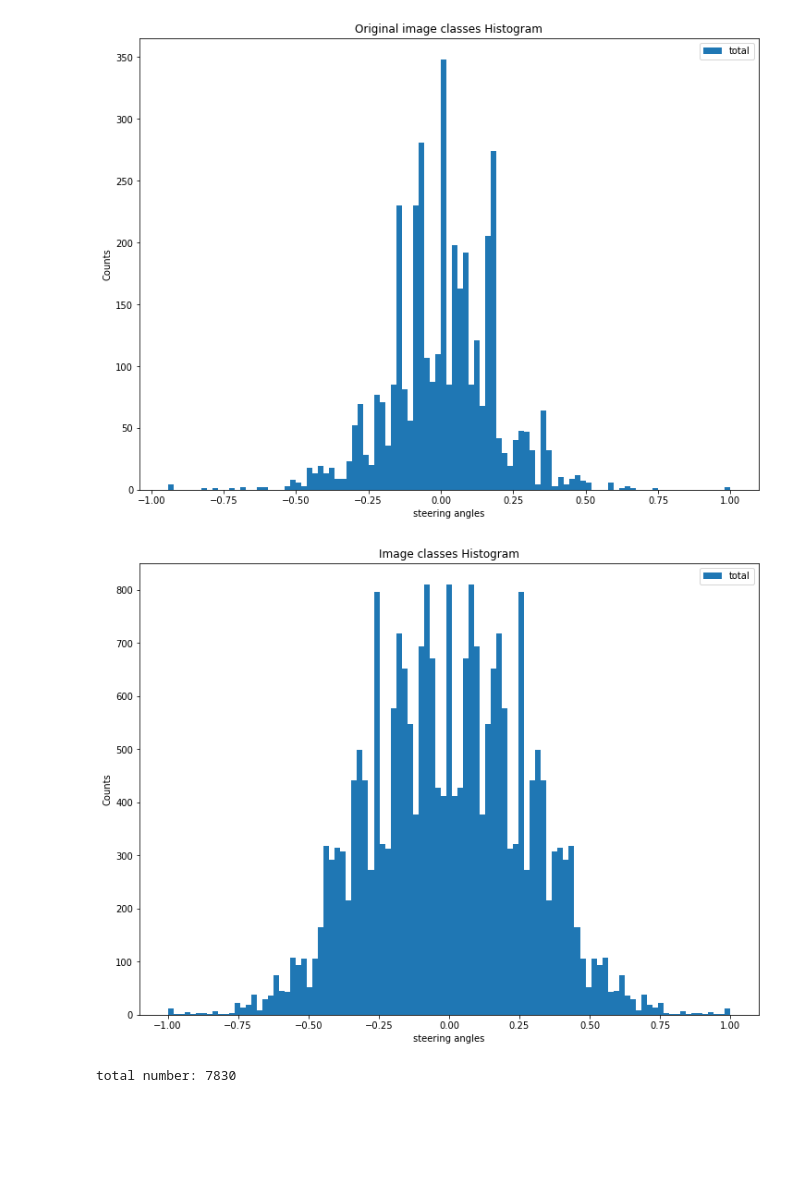
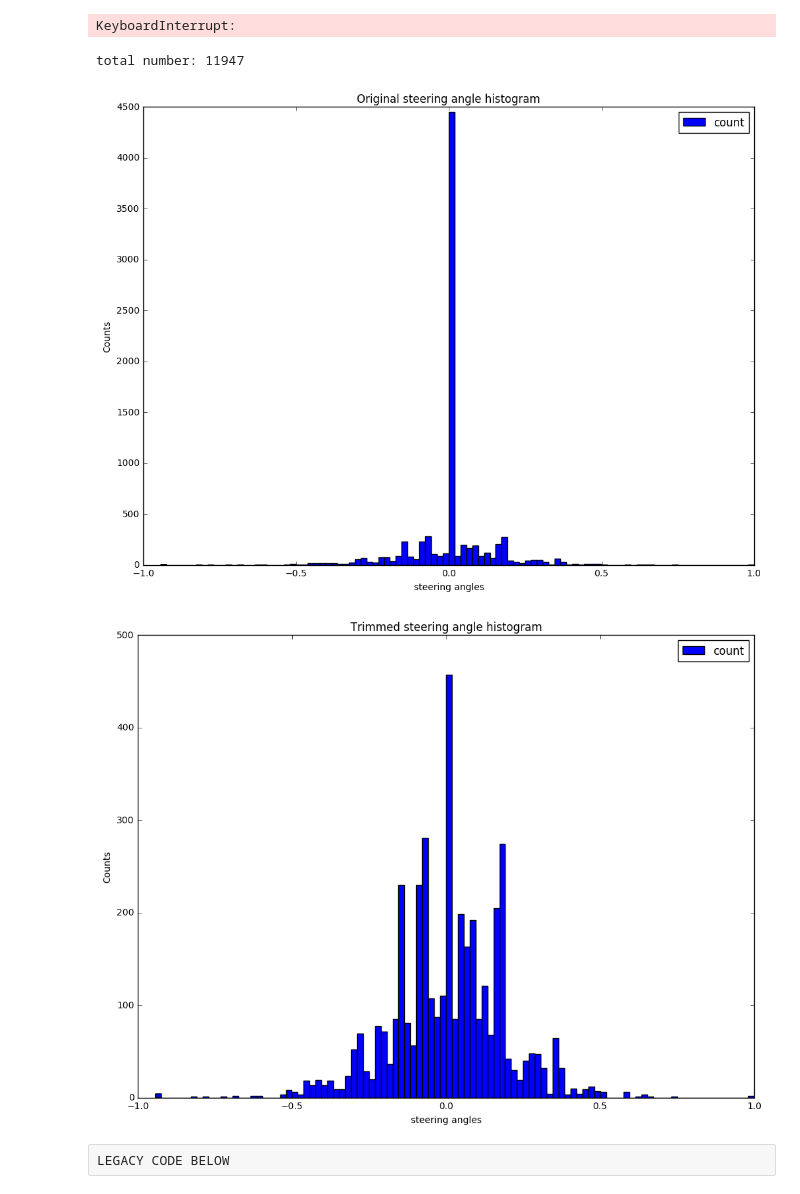
Before and after one commit to aulukelvin/CarND-Behavioral-Cloning-P3, a Jupyter notebook: notebooks/BehaviourCloning-EDA and preprocessing.ipynb, the cells around one changed output. Cells and saved outputs as stored; diff of their text form; code cells hidden in the pictures; blank space fills up the shorter version.

```diff
--- a/notebooks/BehaviourCloning-EDA and preprocessing.ipynb
+++ b/notebooks/BehaviourCloning-EDA and preprocessing.ipynb
@@ -1,17 +24,4 @@
 # %%
-import pandas as pd
-import scipy.misc
-import random
-import numpy as np
-import cv2
-import time
-import pickle
-
-#read data.txt
-driving_log=pd.read_csv('./data/driving_log.csv').sample(frac=1.0)
-
-driving_log.describe()
-
 df_no_zero = driving_log[driving_log.steering != 0]
 df_zero = driving_log[driving_log.steering == 0]
 
@@ -20,23 +30,5 @@ print("Zero steering angle data: %d"%(len(df_zero)))
 df = df_no_zero.append(df_zero.sample(frac=0.085))
 print("Total data set: %d"%(len(df)))
 
-df[['center','left','right','steering']].to_csv('./data/trimmed_driving_log.csv',index=False)
-
-gallery = {}
-def savetoGallery(string):
-    assert(string is not None)
-    string = string.strip()
-    img = cv2.imread('./data/' + string)
-    gallery[string] = img
-
-images = driving_log[['center','left','right']].as_matrix()
-for row in images:
-    savetoGallery(row[0])
-    savetoGallery(row[1])
-    savetoGallery(row[2])
-
-print('total number: {}'.format(len(gallery)))
-f = open('./gallery.p', 'wb')
-pickle.dump(gallery, f)
-f.close()
+df[['center','left','right','steering']].to_csv('../data/trimmed_driving_log.csv',index=False)
 # %% [output]
@@ -104,46 +38,60 @@ x, y = LoadTrainBatch(len(df))
+# %%
+gallery = {}
+def savetoGallery(string):
+    assert(string is not None)
+    string = string.strip()
+    img = cv2.imread('../data/' + string)
+    gallery[string] = img
+
+images = driving_log[['center','left','right']].as_matrix()
+for row in images:
+    savetoGallery(row[0])
+    savetoGallery(row[1])
+    savetoGallery(row[2])
+# %% [output]
+KeyboardInterrupt:
+# %%
+print('total number: {}'.format(len(gallery)))
+f = open('../gallery.p', 'wb')
+pickle.dump(gallery, f)
+f.close()
+# %% [output]
+total number: 11947
 # %%
 ### inspection
 import matplotlib.pyplot as plt
 %matplotlib inline
 def inspectHistogramOriginal():
     pltChangeSize()
 
-    plt.hist(df['steering'], bins=101, label='total')
+    plt.hist(driving_log['steering'], bins=101, label='count')
 
-    plt.title('Original image classes Histogram')
+    plt.title('Original steering angle histogram')
     plt.xlabel('steering angles')
     plt.ylabel('Counts')
     plt.legend()
     plt.show()
 
 def inspectHistogram():
     pltChangeSize()
 
-    plt.hist(y, bins=101, label='total')
+    plt.hist(df['steering'], bins=101, label='count')
 
-    plt.title('Image classes Histogram')
+    plt.title('Trimmed steering angle histogram')
     plt.xlabel('steering angles')
     plt.ylabel('Counts')
     plt.legend()
     plt.show()
 
 def pltChangeSize():
     fig_size = plt.rcParams["figure.figsize"]
     # Set figure width to 12 and height to 9
     fig_size[0] = 12
     fig_size[1] = 9
     plt.rcParams["figure.figsize"] = fig_size
 
 inspectHistogramOriginal()
 inspectHistogram()
 # %% [output]
-[figure, old version]
+[figure, new version]
-[figure, old version]
+[figure, new version]
-# %%
-print('total number: {}'.format(len(x)))
-pdata = {'x':x, 'y':y}
-f = open('./data.p', 'wb')
-pickle.dump(pdata, f)
-f.close()
-# %% [output]
-total number: 7830
@@ -200,0 +98,2 @@ def transform(img):
+# %% [raw]
+LEGACY CODE BELOW
```
Also changed, not shown: parts of 10 cells of this notebook, 1 other file.
